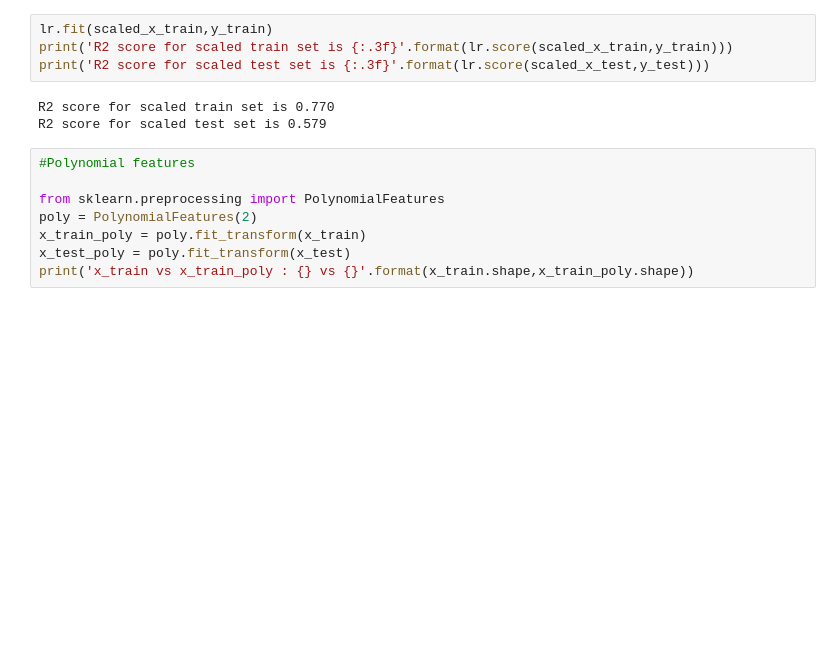
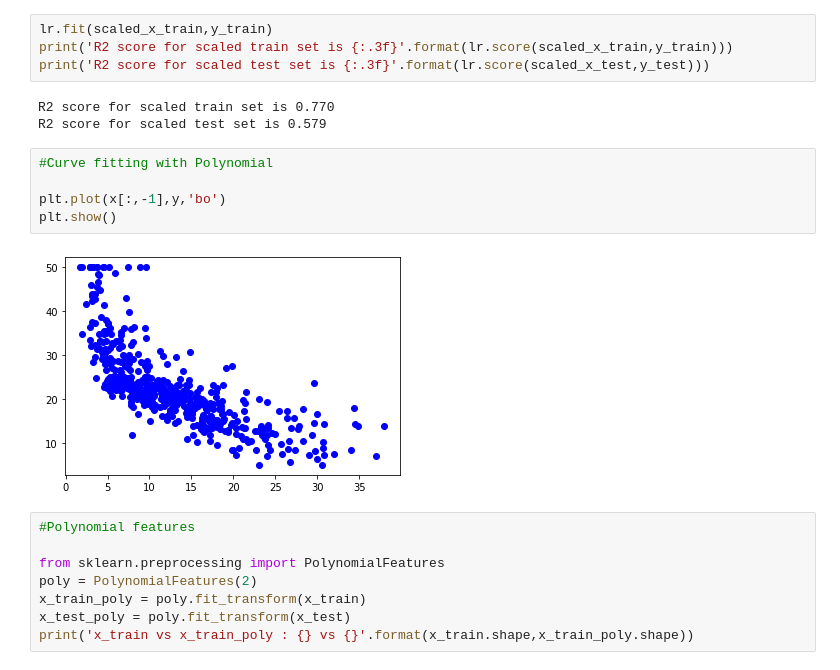
Before and after one commit to hankyu0911/hankyu, a Jupyter notebook: LinearRegression.ipynb, the cells around one changed output. Saved outputs shown, nothing was run; the diff lists cells and outputs as text; blank space fills up the shorter version.

Commit message:
Add Curve graph

```diff
--- a/LinearRegression.ipynb
+++ b/LinearRegression.ipynb
@@ -135,6 +135,13 @@ print('R2 score for scaled test set is {:.3f}'.format(lr.score(scaled_x_test,y_t
 # %% [output]
 R2 score for scaled train set is 0.770
 R2 score for scaled test set is 0.579
+# %%
+#Curve fitting with Polynomial
+
+plt.plot(x[:,-1],y,'bo')
+plt.show()
+# %% [output]
+[figure, added]
 # %%
 #Polynomial features
 
```
